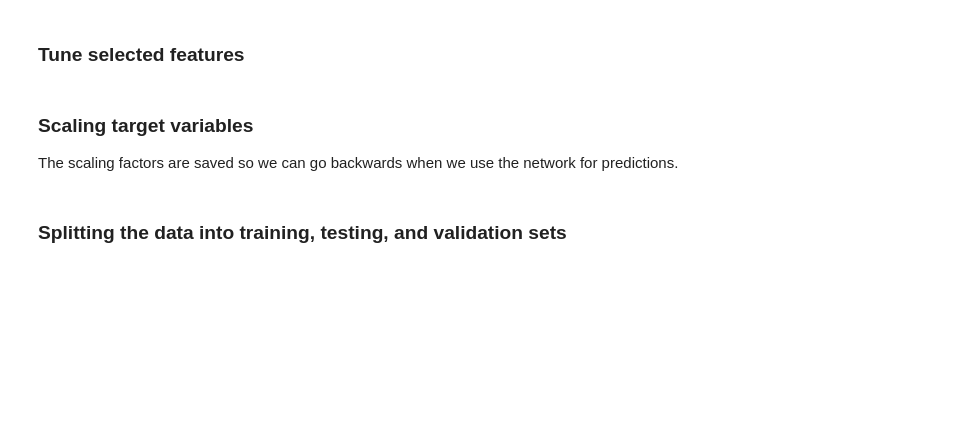
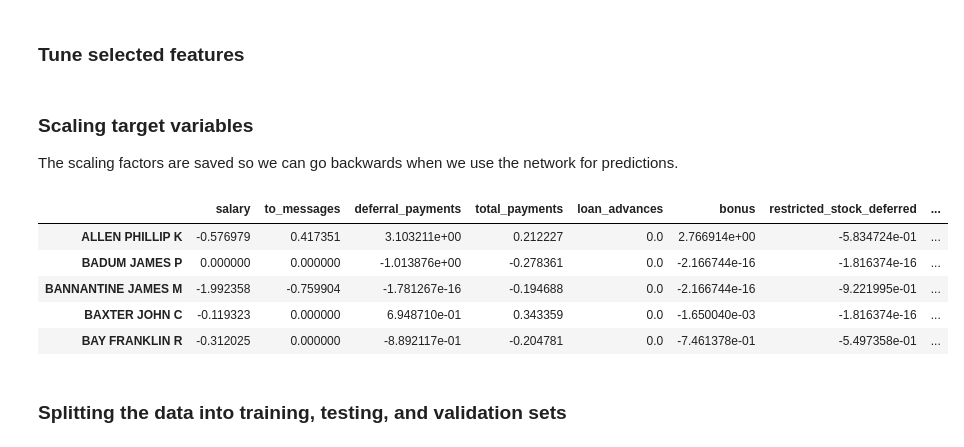
Before and after one commit to angelmtenor/IMLFC, a Jupyter notebook: G_Enron_project_DNN.ipynb, the cells around one changed output. Saved outputs shown, nothing was run; the diff lists cells and outputs as text; code cells hidden in the pictures; blank space fills up the shorter version.

```diff
--- a/G_Enron_project_DNN.ipynb
+++ b/G_Enron_project_DNN.ipynb
@@ -80,10 +80,11 @@ df.plot.scatter(x='long_term_incentive', y='total_stock_value')
 # %%
 # Process categorical variables
 dummy_fields = []
-for d in dummy_fields:
-    dummies = pd.get_dummies(df[d], prefix=d, drop_first=False)
-    df = pd.concat([df, dummies], axis=1)
-df = df.drop(dummy_fields, axis=1)
+dummy_fields = [d for d in dummy_fields if d in df]
+
+dummies = [pd.get_dummies(df[d]) for d in dummy_fields]
+df = df.join(dummies)
+df = df.drop(dummy_fields, axis='columns')
 # %% [markdown]
 ### Tune selected features
 # %%
@@ -96,13 +97,22 @@ The scaling factors are saved so we can go backwards when we use the network for
 # %%
  # here all features execpt for the target 'poi' are continuous variable
 quant_features = list(data.drop('poi', axis=1))
 
 # Store scalings in a dictionary so we can convert back later
 scaled_features = {}
-for each in quant_features:
-    mean, std = data[each].mean(), data[each].std()
-    scaled_features[each] = [mean, std]
-    data.loc[:, each] = (data[each] - mean)/std
+for f in quant_features:
+    mean, std = data[f].mean(), data[f].std()
+    scaled_features[f] = [mean, std]
+    data.loc[:, f] = (data[f] - mean)/std
+
+data.head()
+# %% [output]
+|  | salary | to_messages | deferral_payments | total_payments | loan_advances | bonus | restricted_stock_deferred | ... |
+| ALLEN PHILLIP K | -0.576979 | 0.417351 | 3.103211e+00 | 0.212227 | 0.0 | 2.766914e+00 | -5.834724e-01 | ... |
+| BADUM JAMES P | 0.000000 | 0.000000 | -1.013876e+00 | -0.278361 | 0.0 | -2.166744e-16 | -1.816374e-16 | ... |
+| BANNANTINE JAMES M | -1.992358 | -0.759904 | -1.781267e-16 | -0.194688 | 0.0 | -2.166744e-16 | -9.221995e-01 | ... |
+| BAXTER JOHN C | -0.119323 | 0.000000 | 6.948710e-01 | 0.343359 | 0.0 | -1.650040e-03 | -1.816374e-16 | ... |
+| BAY FRANKLIN R | -0.312025 | 0.000000 | -8.892117e-01 | -0.204781 | 0.0 | -7.461378e-01 | -5.497358e-01 | ... |
 # %% [markdown]
 ### Splitting the data into training, testing, and validation sets
 # %%
```
Also changed, not shown: parts of 1 cell of this notebook.
